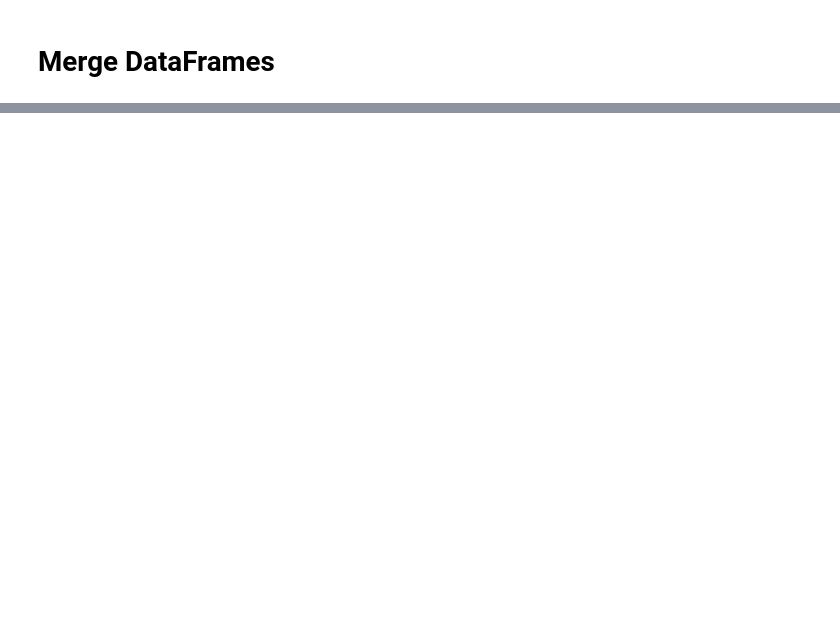
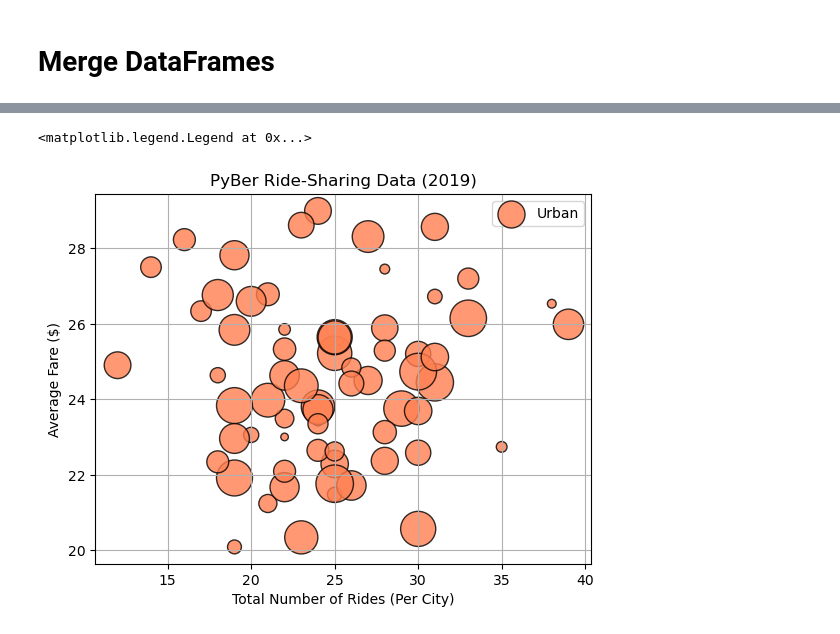
Before and after one commit to Isabel-gt/PyBer_Analysis, a Jupyter notebook: PyBer.ipynb, the cells around one changed output, grey strips where cells are left out. Saved outputs shown, nothing was run; the diff lists cells and outputs as text; code cells hidden in the pictures; blank space fills up the shorter version.

```diff
--- a/PyBer.ipynb
+++ b/PyBer.ipynb
@@ -110,0 +115,4 @@ pyber_data_df.head()
+# %%
+# Create the Urban city DataFrame.
+urban_cities_df = pyber_data_df[pyber_data_df["type"] == "Urban"]
+urban_cities_df.head()
@@ -110,0 +150,4 @@ pyber_data_df.head()
+# %%
+# Get the number of rides for urban cities.
+urban_ride_count = urban_cities_df.groupby(by ="city").count()["ride_id"]
+urban_ride_count.head()
@@ -110,0 +188,4 @@ pyber_data_df.head()
+# %%
+# Find the average fare for urban cities
+avg_urban_fare = urban_cities_df.groupby(by = "city").mean()["fare"]
+avg_urban_fare.head()
@@ -110,0 +226,4 @@ pyber_data_df.head()
+# %%
+# Get the total number of rides for urban
+urban_driver_count = urban_cities_df.groupby(by = "city").mean()["driver_count"]
+urban_driver_count.head()
@@ -110,0 +264,17 @@ pyber_data_df.head()
+# %%
+# Build the scatter plots for urban cities.
+plt.scatter(urban_ride_count, avg_urban_fare, s=10*urban_driver_count, alpha=0.80, color="coral", edgecolors= "black", linewidth=1, label= "Urban")
+
+# Add title and axis labels
+plt.title("PyBer Ride-Sharing Data (2019)")
+plt.ylabel("Average Fare ($)")
+plt.xlabel("Total Number of Rides (Per City)")
+
+# Add grid
+plt.grid(True)
+
+# Add legend
+plt.legend()
+# %% [output]
+<matplotlib.legend.Legend at 0x...>
+[figure, added]
```
Also changed, not shown: parts of 24 cells of this notebook.
